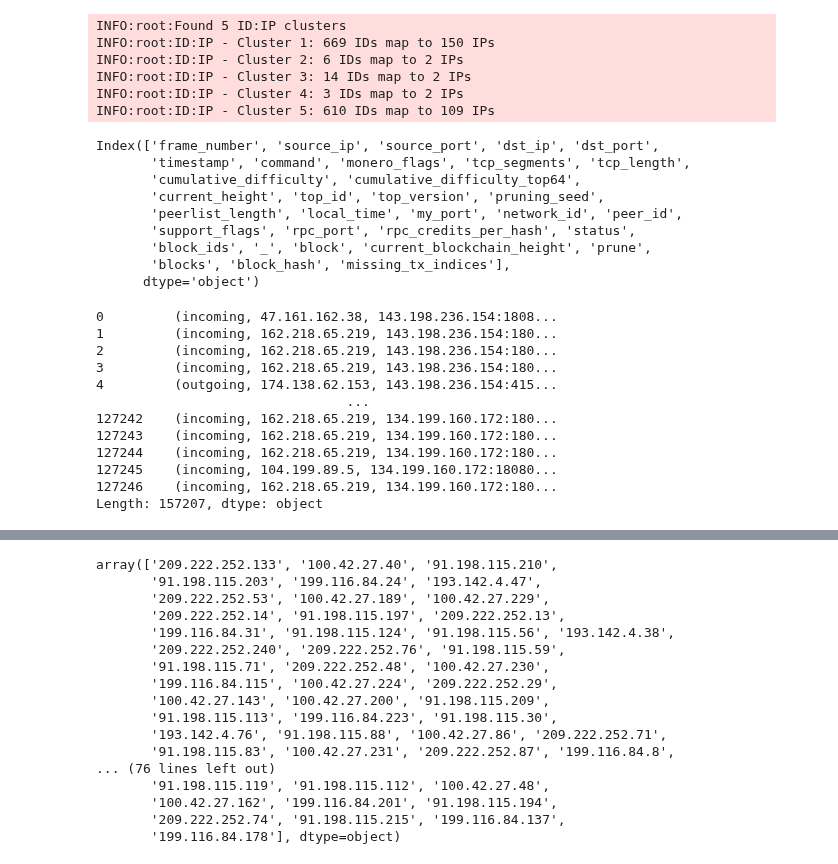
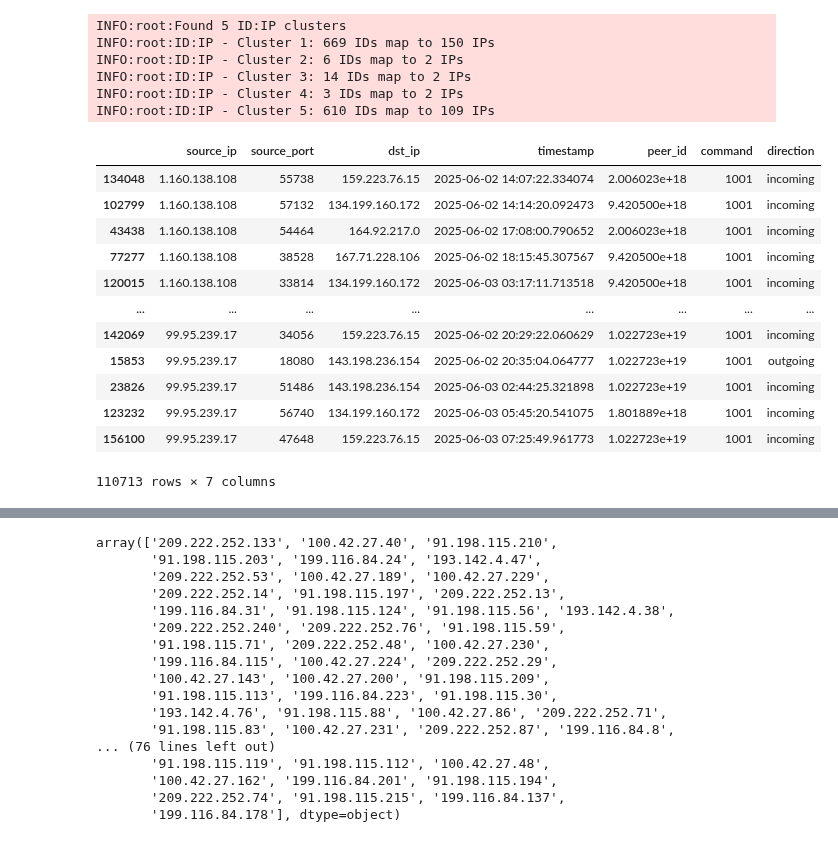
Before and after one commit to ykpyck/monero-traffic-analysis, a Jupyter notebook: final_notebook.ipynb, the cells around one changed output, grey strips where cells are left out. Drawn from its saved outputs; the diff is of its cells as text; code cells hidden in the pictures.

```diff
--- a/final_notebook.ipynb
+++ b/final_notebook.ipynb
@@ -80,17 +80,8 @@ INFO:root:ID:IP - Cluster 3: 14 IDs map to 2 IPs
 INFO:root:ID:IP - Cluster 4: 3 IDs map to 2 IPs
 INFO:root:ID:IP - Cluster 5: 610 IDs map to 109 IPs
 # %%
-all_id_packets_df.keys()
+all_id_packets_df = all_id_packets_df[all_id_packets_df['command'].isin(['1001', '1003'])]
+all_id_packets_df = all_id_packets_df[all_id_packets_df['source_ip'].isin(sus_id_anomaly_ips)]
-# %% [output]
-Index(['frame_number', 'source_ip', 'source_port', 'dst_ip', 'dst_port',
-       'timestamp', 'command', 'monero_flags', 'tcp_segments', 'tcp_length',
-       'cumulative_difficulty', 'cumulative_difficulty_top64',
-       'current_height', 'top_id', 'top_version', 'pruning_seed',
-       'peerlist_length', 'local_time', 'my_port', 'network_id', 'peer_id',
-       'support_flags', 'rpc_port', 'rpc_credits_per_hash', 'status',
-       'block_ids', '_', 'block', 'current_blockchain_height', 'prune',
-       'blocks', 'block_hash', 'missing_tx_indices'],
-      dtype='object')
 # %%
 def get_connection_info(row, my_ips, default_port):
     # Determine if outgoing (my_ips uses ephemeral port) or incoming (peer uses ephemeral port)
@@ -114,18 +105,19 @@ all_id_packets_df['direction'] = [info[0] for info in connection_info]
 all_id_packets_df['peer_ip'] = [info[1] for info in connection_info]
 all_id_packets_df['connection_key'] = [info[2] for info in connection_info]
 # %%
-connection_info
+all_id_packets_df.sort_values(['source_ip', 'timestamp'])[['source_ip', 'source_port', 'dst_ip', 'timestamp', 'peer_id', 'command', 'direction']]
 # %% [output]
+|  | source_ip | source_port | dst_ip | timestamp | peer_id | command | direction |
+| 134048 | 1.160.138.108 | 55738 | 159.223.76.15 | 2025-06-02 14:07:22.334074 | 2.006023e+18 | 1001 | incoming |
+| 102799 | 1.160.138.108 | 57132 | 134.199.160.172 | 2025-06-02 14:14:20.092473 | 9.420500e+18 | 1001 | incoming |
+| 43438 | 1.160.138.108 | 54464 | 164.92.217.0 | 2025-06-02 17:08:00.790652 | 2.006023e+18 | 1001 | incoming |
+| 77277 | 1.160.138.108 | 38528 | 167.71.228.106 | 2025-06-02 18:15:45.307567 | 9.420500e+18 | 1001 | incoming |
+| 120015 | 1.160.138.108 | 33814 | 134.199.160.172 | 2025-06-03 03:17:11.713518 | 9.420500e+18 | 1001 | incoming |
+| ... | ... | ... | ... | ... | ... | ... | ... |
+| 142069 | 99.95.239.17 | 34056 | 159.223.76.15 | 2025-06-02 20:29:22.060629 | 1.022723e+19 | 1001 | incoming |
+| 15853 | 99.95.239.17 | 18080 | 143.198.236.154 | 2025-06-02 20:35:04.064777 | 1.022723e+19 | 1001 | outgoing |
+| 23826 | 99.95.239.17 | 51486 | 143.198.236.154 | 2025-06-03 02:44:25.321898 | 1.022723e+19 | 1001 | incoming |
+| 123232 | 99.95.239.17 | 56740 | 134.199.160.172 | 2025-06-03 05:45:20.541075 | 1.801889e+18 | 1001 | incoming |
+| 156100 | 99.95.239.17 | 47648 | 159.223.76.15 | 2025-06-03 07:25:49.961773 | 1.022723e+19 | 1001 | incoming |
-0         (incoming, 47.161.162.38, 143.198.236.154:1808...
-1         (incoming, 162.218.65.219, 143.198.236.154:180...
-2         (incoming, 162.218.65.219, 143.198.236.154:180...
-3         (incoming, 162.218.65.219, 143.198.236.154:180...
-4         (outgoing, 174.138.62.153, 143.198.236.154:415...
-                                ...
-127242    (incoming, 162.218.65.219, 134.199.160.172:180...
-127243    (incoming, 162.218.65.219, 134.199.160.172:180...
-127244    (incoming, 162.218.65.219, 134.199.160.172:180...
-127245    (incoming, 104.199.89.5, 134.199.160.172:18080...
-127246    (incoming, 162.218.65.219, 134.199.160.172:180...
-Length: 157207, dtype: object
+110713 rows × 7 columns
 # %%
```
Also changed, not shown: parts of 3 cells of this notebook.
